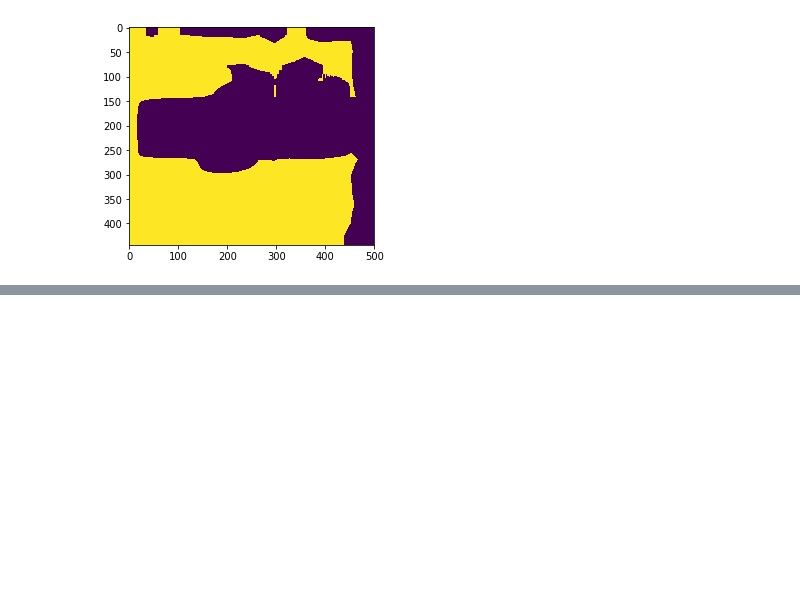
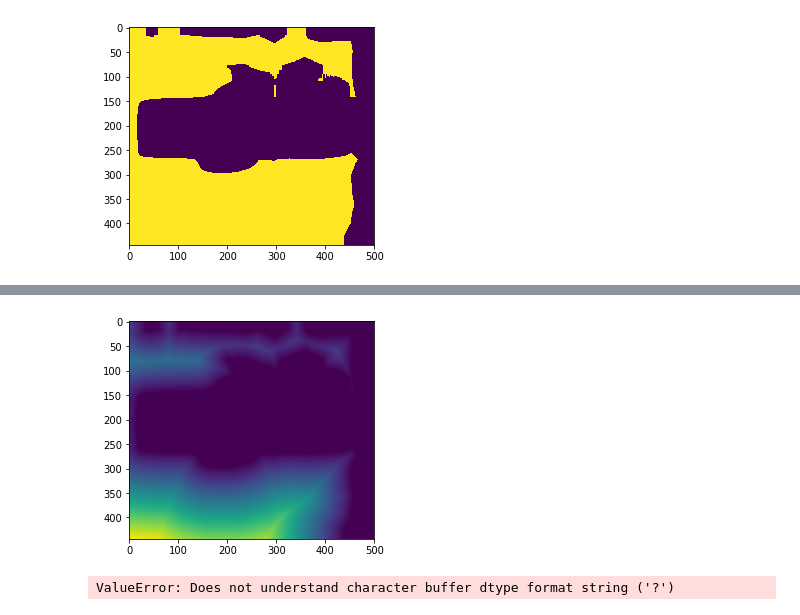
Before and after one commit to morris-frank/bachelor-thesis, a Jupyter notebook: notebooks/Negative Euclidean Distance Transfrom as Punisher.ipynb, the cells around one changed output, grey strips where cells are left out. Cells and saved outputs as stored; diff of their text form; code cells hidden in the pictures; blank space fills up the shorter version.

```diff
--- a/notebooks/Negative Euclidean Distance Transfrom as Punisher.ipynb
+++ b/notebooks/Negative Euclidean Distance Transfrom as Punisher.ipynb
@@ -38,0 +43,9 @@ plt.show()
+# %%
+plt.imshow(hmfmm)
+plt.show()
+# %% [output]
+[figure, added]
+# %%
+hmdt,i  = dt.compute(hmnull)
+# %% [output]
+ValueError: Does not understand character buffer dtype format string ('?')
```
Also changed, not shown: parts of 3 cells of this notebook, 10 other files.
